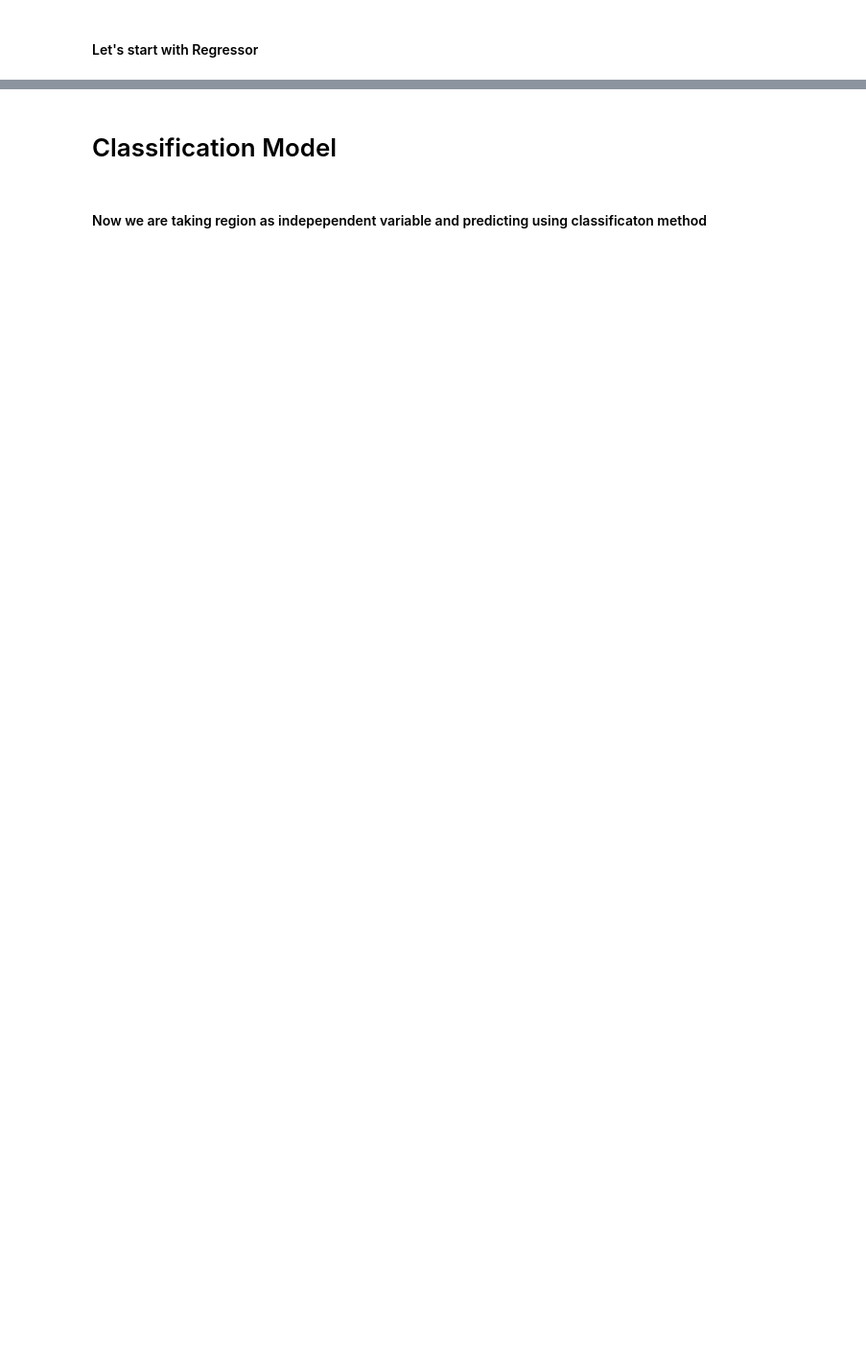
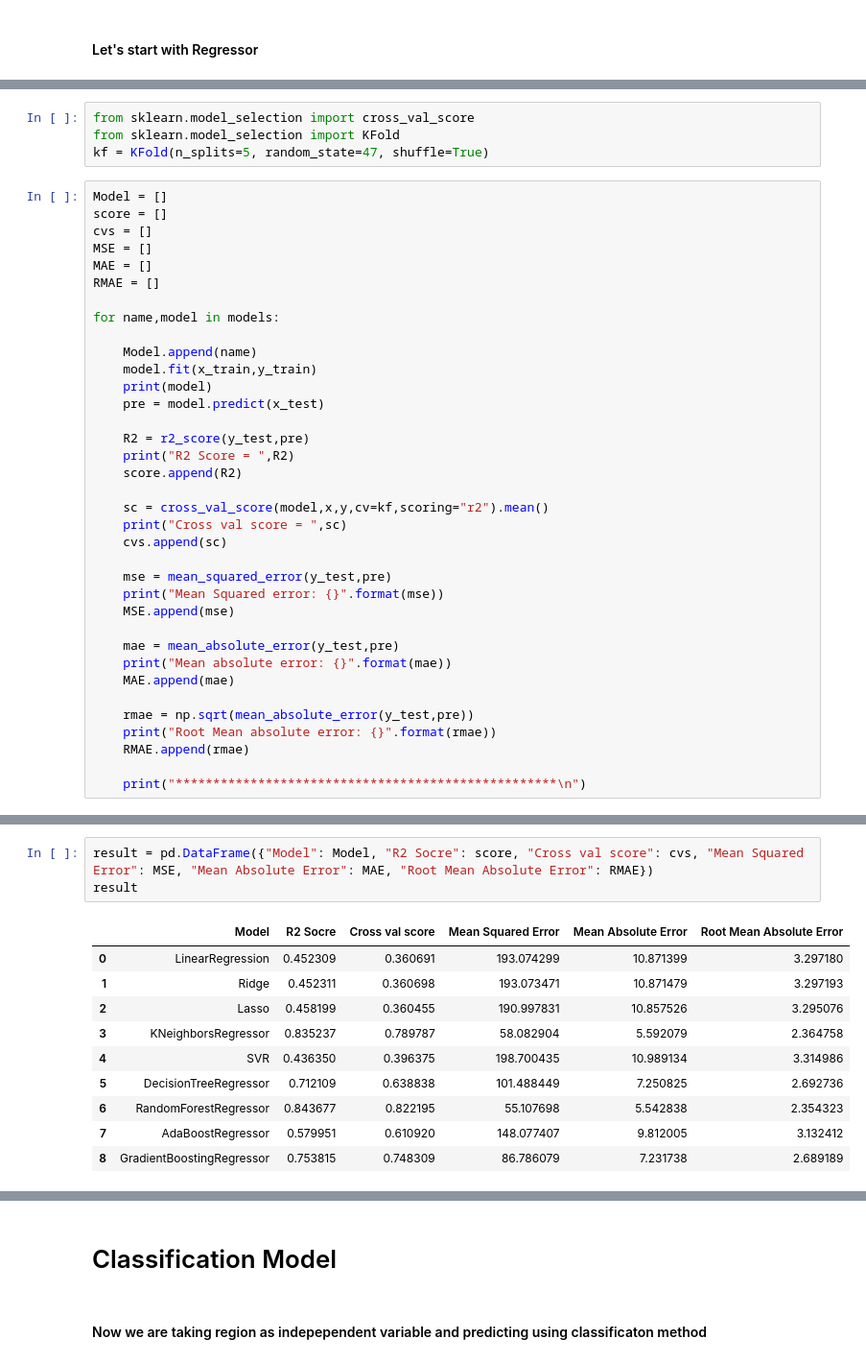
Before and after one commit to shubhamsahu3477/Evaluation-Project-1st-Week, a Jupyter notebook: Evaluation Project-1 (Avacado).ipynb, the cells around one changed output, grey strips where cells are left out. Shown at 96% size. Cells and saved outputs as stored; diff of their text form; blank space fills up the shorter version.

```diff
--- a/Evaluation Project-1 (Avacado).ipynb
+++ b/Evaluation Project-1 (Avacado).ipynb
@@ -606,0 +613,40 @@ Root Mean Absolute Error:  2.3136843590972718
+# %%
+from sklearn.model_selection import cross_val_score
+from sklearn.model_selection import KFold
+kf = KFold(n_splits=5, random_state=47, shuffle=True)
+# %%
+Model = []
+score = []
+cvs = []
+MSE = []
+MAE = []
+RMAE = []
+
+for name,model in models:
+
+    Model.append(name)
+    model.fit(x_train,y_train)
+    print(model)
+    pre = model.predict(x_test)
+
+    R2 = r2_score(y_test,pre)
+    print("R2 Score = ",R2)
+    score.append(R2)
+
+    sc = cross_val_score(model,x,y,cv=kf,scoring="r2").mean()
+    print("Cross val score = ",sc)
+    cvs.append(sc)
+
+    mse = mean_squared_error(y_test,pre)
+    print("Mean Squared error: {}".format(mse))
+    MSE.append(mse)
+
+    mae = mean_absolute_error(y_test,pre)
+    print("Mean absolute error: {}".format(mae))
+    MAE.append(mae)
+
+    rmae = np.sqrt(mean_absolute_error(y_test,pre))
+    print("Root Mean absolute error: {}".format(rmae))
+    RMAE.append(rmae)
+
+    print("***************************************************\n")
@@ -606,0 +671,14 @@ Root Mean Absolute Error:  2.3136843590972718
+# %%
+result = pd.DataFrame({"Model": Model, "R2 Socre": score, "Cross val score": cvs, "Mean Squared Error": MSE, "Mean Absolute Error": MAE, "Root Mean Absolute Error": RMAE})
+result
+# %% [output]
+|  | Model | R2 Socre | Cross val score | Mean Squared Error | Mean Absolute Error | Root Mean Absolute Error |
+| 0 | LinearRegression | 0.452309 | 0.360691 | 193.074299 | 10.871399 | 3.297180 |
+| 1 | Ridge | 0.452311 | 0.360698 | 193.073471 | 10.871479 | 3.297193 |
+| 2 | Lasso | 0.458199 | 0.360455 | 190.997831 | 10.857526 | 3.295076 |
+| 3 | KNeighborsRegressor | 0.835237 | 0.789787 | 58.082904 | 5.592079 | 2.364758 |
+| 4 | SVR | 0.436350 | 0.396375 | 198.700435 | 10.989134 | 3.314986 |
+| 5 | DecisionTreeRegressor | 0.712109 | 0.638838 | 101.488449 | 7.250825 | 2.692736 |
+| 6 | RandomForestRegressor | 0.843677 | 0.822195 | 55.107698 | 5.542838 | 2.354323 |
+| 7 | AdaBoostRegressor | 0.579951 | 0.610920 | 148.077407 | 9.812005 | 3.132412 |
+| 8 | GradientBoostingRegressor | 0.753815 | 0.748309 | 86.786079 | 7.231738 | 2.689189 |
```
Also changed, not shown: parts of 58 cells of this notebook.
